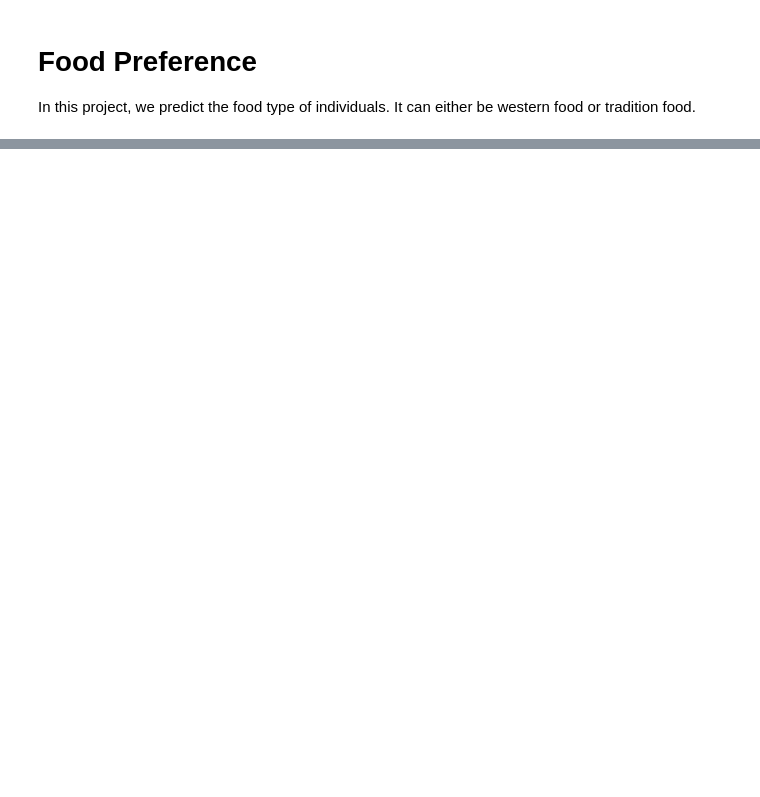
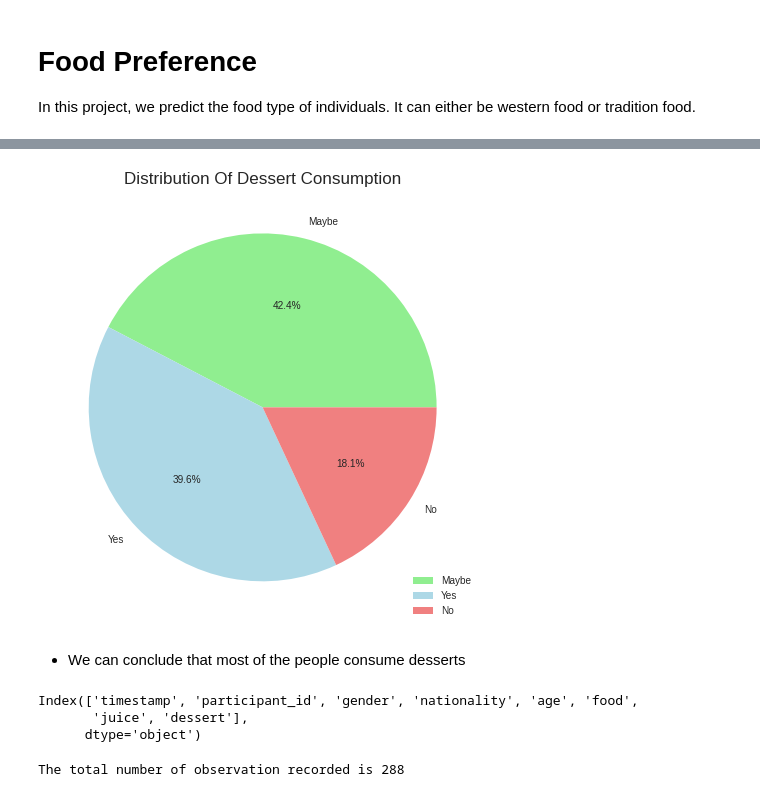
Before and after one commit to drizedunn/Food-Preference, a Jupyter notebook: food_preference.ipynb, the cells around one changed output, grey strips where cells are left out. Cells and saved outputs as stored; diff of their text form; code cells hidden in the pictures; blank space fills up the shorter version.

```diff
--- a/food_preference.ipynb
+++ b/food_preference.ipynb
@@ -50,0 +84,22 @@ data.head()
+# %%
+plt.figure(figsize = (8, 8))
+plt.pie(data['dessert'].value_counts(), colors = ['lightgreen', 'lightblue','lightcoral'],
+        labels = ['Maybe', 'Yes','No'], autopct = '%.1f%%')
+plt.title('Distribution Of Dessert Consumption', fontsize = 17)
+plt.axis('off')
+plt.legend()
+plt.show()
+# %% [output]
+[figure, added]
+# %% [markdown]
+- We can conclude that most of the people consume desserts
+# %%
+data.columns
+# %% [output]
+Index(['timestamp', 'participant_id', 'gender', 'nationality', 'age', 'food',
+       'juice', 'dessert'],
+      dtype='object')
+# %%
+print(f"The total number of observation recorded is {data['participant_id'].nunique()}")
+# %% [output]
+The total number of observation recorded is 288
```
Also changed, not shown: parts of 11 cells of this notebook.
